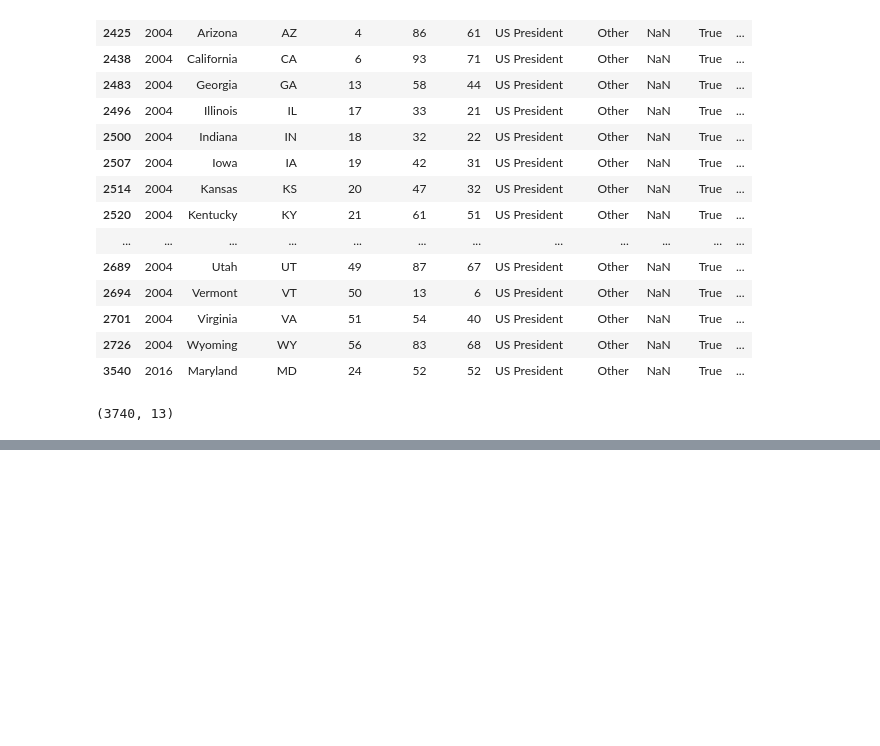
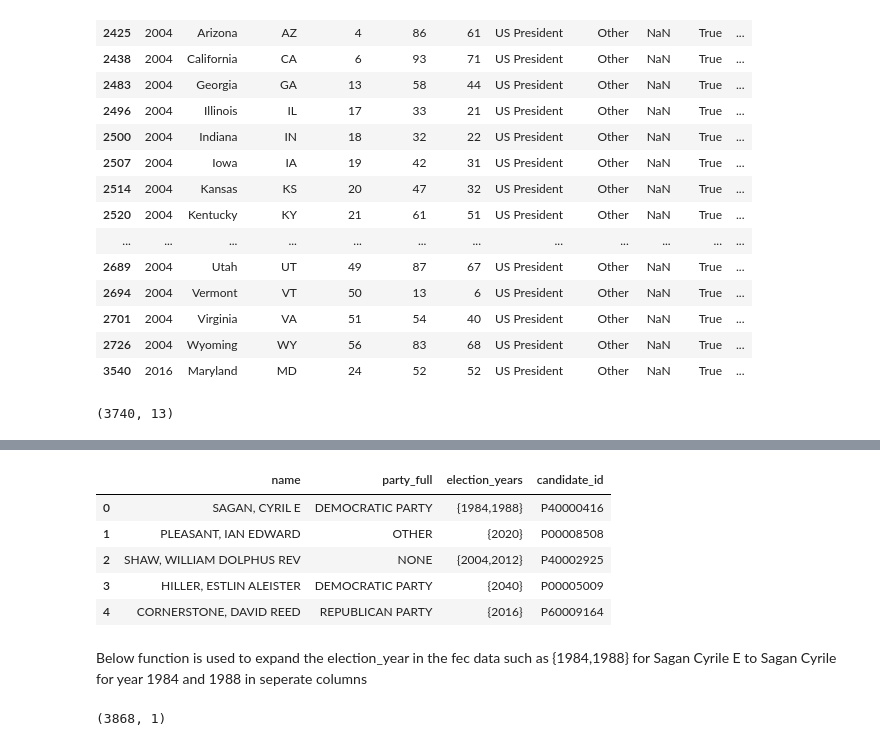
Before and after one commit to oportusgonzalo/datausa-election, a Jupyter notebook: president_state.ipynb, the cells around one changed output, grey strips where cells are left out. Cells and saved outputs as stored; diff of their text form; code cells hidden in the pictures; blank space fills up the shorter version.

```diff
--- a/president_state.ipynb
+++ b/president_state.ipynb
@@ -114,0 +139,13 @@ Name: candidatevotes, dtype: float64
+# %%
+candidate_details=pd.read_csv("https://cg-519a459a-0ea3-42c2-b7bc-fa1143481f74.s3.us-gov-west-1.amazonaws.com/1204945bc69f91e4abe3a8f6f204c05eb822911cd471c41971d9b944.csv?response-content-disposition=filename%3Dcandidates-2019-07-09T11%3A19%3A35.csv&AWSAccessKeyId=AKIAR7FXZINYMI3G4BRV&Signature=KQGMYZbMufyI9OR%2BApNXvutSBko%3D&Expires=1563290375")
+fec=candidate_details.loc[:,['name','party_full','election_years','candidate_id']]
+fec.head()
+# %% [output]
+|  | name | party_full | election_years | candidate_id |
+| 0 | SAGAN, CYRIL E | DEMOCRATIC PARTY | {1984,1988} | P40000416 |
+| 1 | PLEASANT, IAN EDWARD | OTHER | {2020} | P00008508 |
+| 2 | SHAW, WILLIAM DOLPHUS REV | NONE | {2004,2012} | P40002925 |
+| 3 | HILLER, ESTLIN ALEISTER | DEMOCRATIC PARTY | {2040} | P00005009 |
+| 4 | CORNERSTONE, DAVID REED | REPUBLICAN PARTY | {2016} | P60009164 |
+# %% [markdown]
+Below function is used to expand the election_year in the fec data such as {1984,1988} for Sagan Cyrile E to Sagan Cyrile for year 1984 and 1988 in seperate columns
@@ -114,0 +173,5 @@ Name: candidatevotes, dtype: float64
+# %%
+result=pd.merge(pd.DataFrame(pl),pd.DataFrame(fecl),how='outer')
+result.shape
+# %% [output]
+(3868, 1)
```
Also changed, not shown: parts of 23 cells of this notebook.
